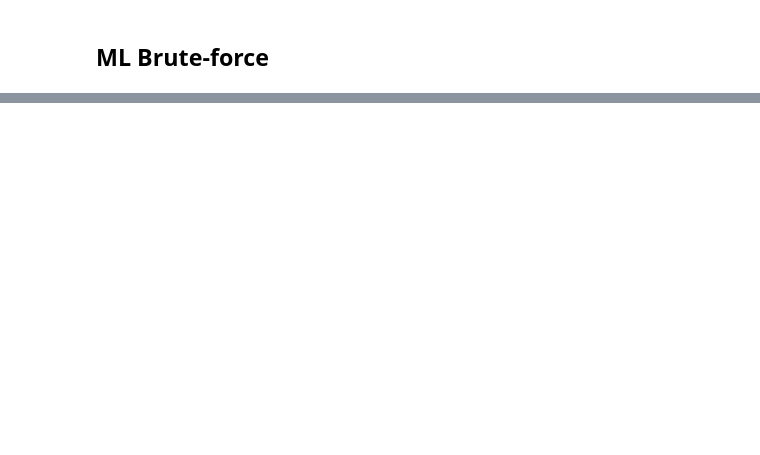
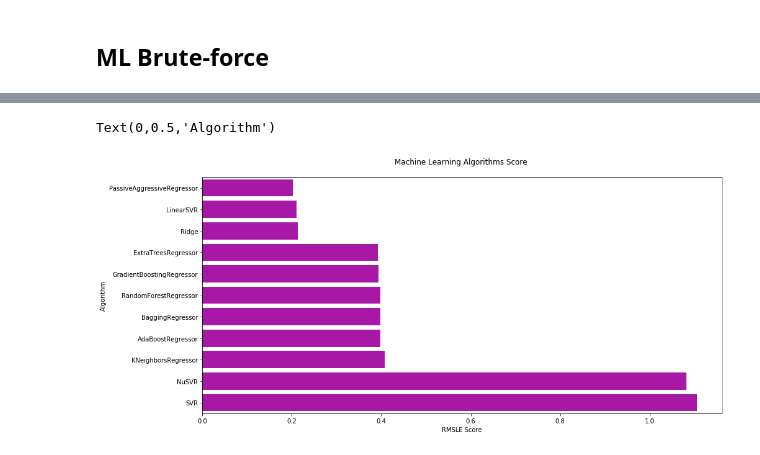
Before and after one commit to nicolaepetridean/kaggle_covid_spread_prediction, a Jupyter notebook: Investigate data.ipynb, the cells around one changed output, grey strips where cells are left out. Saved outputs shown, nothing was run; the diff lists cells and outputs as text; code cells hidden in the pictures; blank space fills up the shorter version.

```diff
--- a/Investigate data.ipynb
+++ b/Investigate data.ipynb
@@ -181,6 +211,9 @@ ML_compare
 # %%
-plt.figure(figsize=(15, 7))
-sns.barplot(x='ML Test Error Mean', y = 'ML Name', data = ML_compare, color = 'm')
-plt.title('Machine Learning Algorithms Score \n')
-plt.xlabel('RMSLE Score')
-plt.ylabel('Algorithm')
+# plt.figure(figsize=(15, 7))
+# sns.barplot(x='ML Test Error Mean', y = 'ML Name', data = ML_compare, color = 'm')
+# plt.title('Machine Learning Algorithms Score \n')
+# plt.xlabel('RMSLE Score')
+# plt.ylabel('Algorithm')
+# %% [output]
+Text(0,0.5,'Algorithm')
+[figure, added]
```
Also changed, not shown: parts of 9 cells of this notebook.
